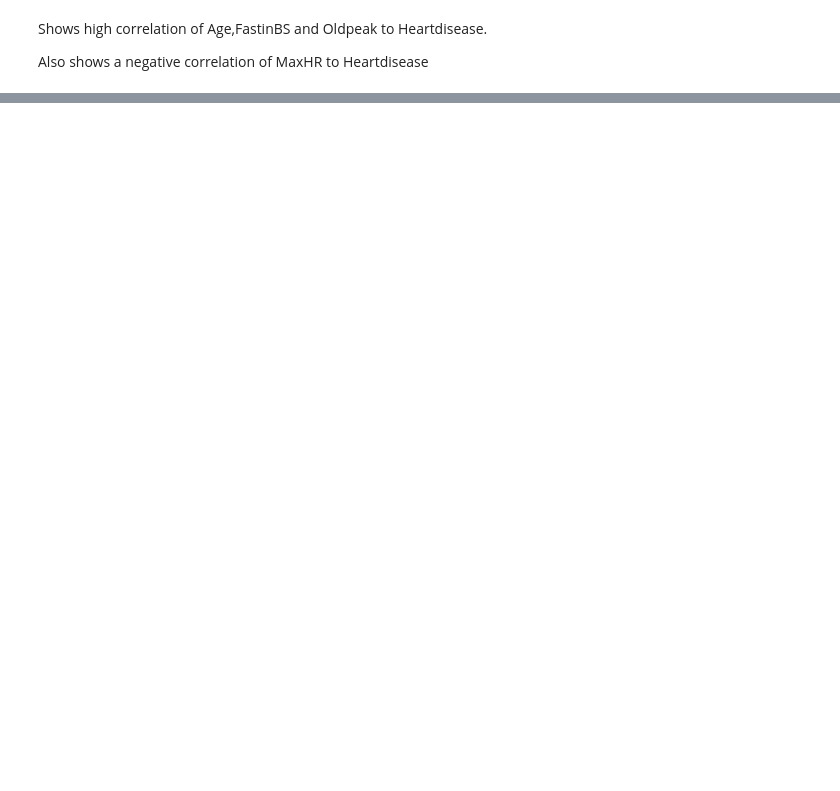
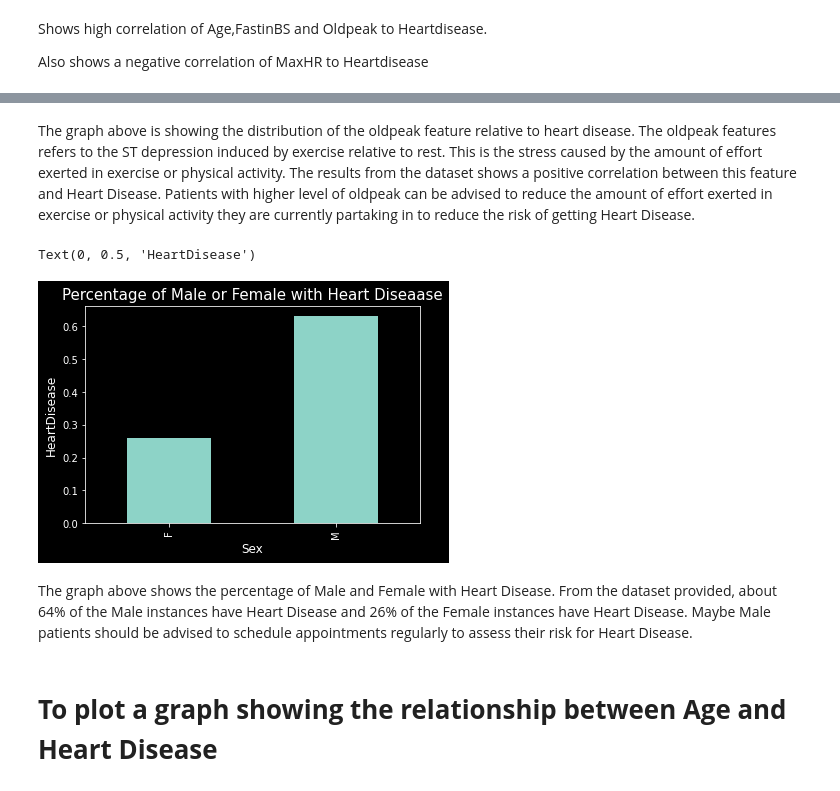
Before and after one commit to Swaghanaian/Heart-Disease, a Jupyter notebook: Project_2.ipynb, the cells around one changed output, grey strips where cells are left out. Drawn from its saved outputs; the diff is of its cells as text; code cells hidden in the pictures; blank space fills up the shorter version.

```diff
--- a/Project_2.ipynb
+++ b/Project_2.ipynb
@@ -146,0 +159,21 @@ Also shows a negative correlation of MaxHR to Heartdisease
+# %% [markdown]
+The graph above is showing the distribution of the oldpeak feature relative to heart disease. The oldpeak features refers to the ST depression induced by exercise relative to rest. This is the stress caused by the amount of effort exerted in exercise or physical activity. The results from the dataset shows a positive correlation between this feature and Heart Disease. Patients with higher level of oldpeak can be advised to reduce the amount of effort exerted in exercise or physical activity they are currently partaking in to reduce the risk of getting Heart Disease.
+# %%
+#To plot Percentage of Heart disease by gender
+
+#Percentage of Heart disease by gender
+df_groups = df_heart.groupby('Sex')['HeartDisease'].mean()
+
+#create bar plot by group
+df_groups.plot(kind='bar')
+
+plt.title('Percentage of Male or Female with Heart Diseaase',size=15)
+plt.xlabel('Sex',size=12)
+plt.ylabel('HeartDisease',size=12)
+# %% [output]
+Text(0, 0.5, 'HeartDisease')
+[figure, added]
+# %% [markdown]
+The graph above shows the percentage of Male and Female with Heart Disease. From the dataset provided, about 64% of the Male instances have Heart Disease and 26% of the Female instances have Heart Disease. Maybe Male patients should be advised to schedule appointments regularly to assess their risk for Heart Disease.
+# %% [markdown]
+# **To plot a graph showing the relationship between Age and Heart Disease**
```
Also changed, not shown: parts of 7 cells of this notebook.
